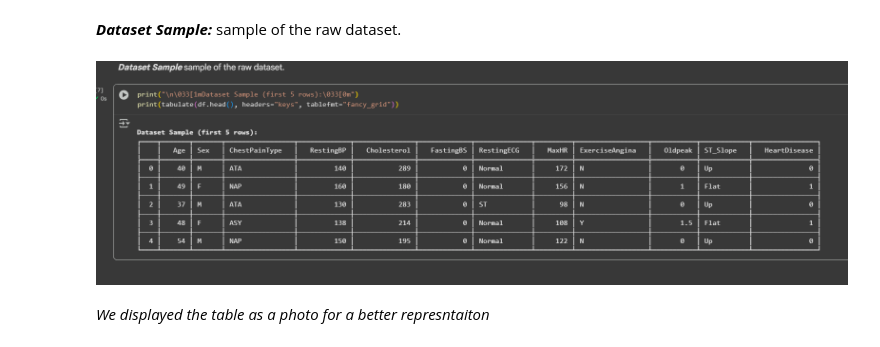
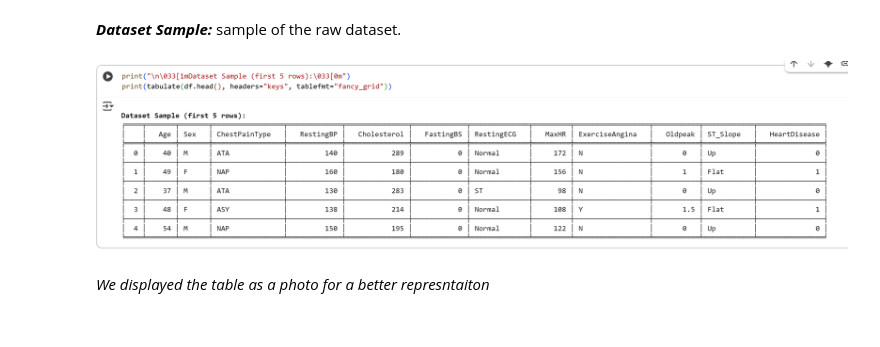
Before and after one commit to Janaalsh5/Heart-Disease, a Jupyter notebook: Phase1.ipynb, the cells around one changed output. Cells and saved outputs as stored; diff of their text form; code cells hidden in the pictures.

```diff
--- a/Phase1.ipynb
+++ b/Phase1.ipynb
@@ -75,9 +75,9 @@ sample of the raw dataset.
 # %%
 from IPython.display import Image, display
 
-display(Image("/content/Screenshot 2025-09-16 191530.png"))
+display(Image("/content/dataset.png"))
 # %% [output]
-[figure, old version]
+[figure, new version]
 # %% [markdown]
 *We displayed the table as a photo for a better represntaiton*
 # %%
```
